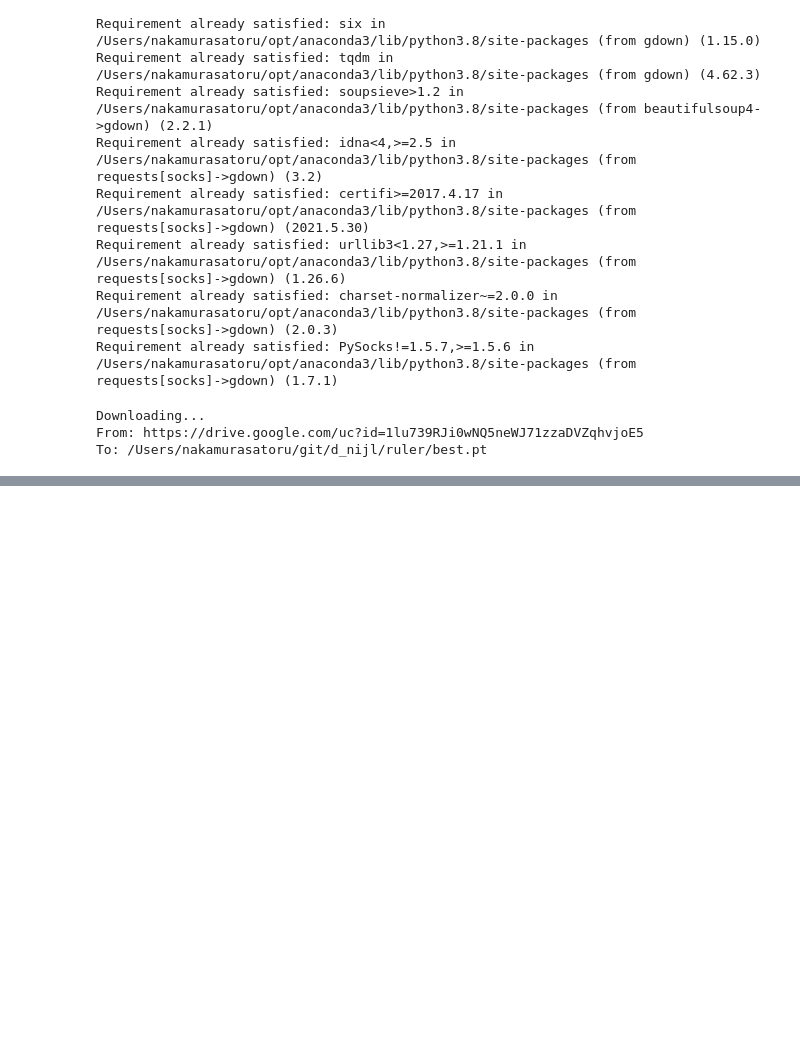
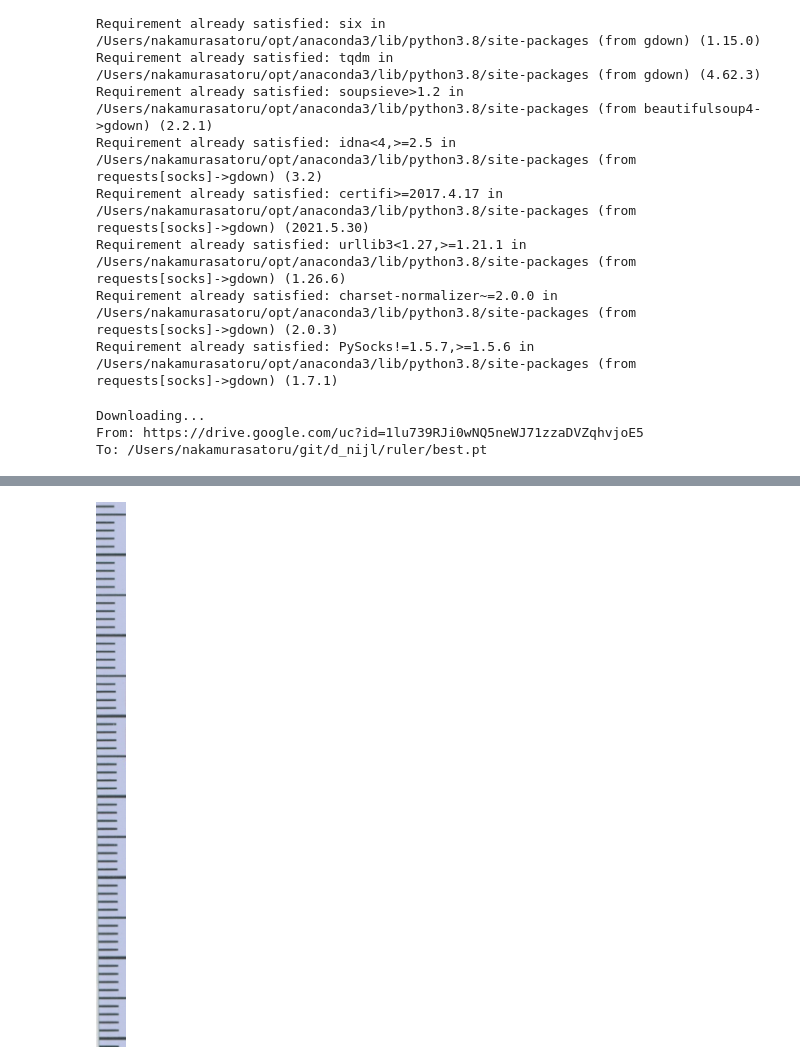
Before and after one commit to nakamura196/ruler, a Jupyter notebook: main.ipynb, the cells around one changed output, grey strips where cells are left out. Saved outputs shown, nothing was run; the diff lists cells and outputs as text; code cells hidden in the pictures; blank space fills up the shorter version.

```diff
--- a/main.ipynb
+++ b/main.ipynb
@@ -58,9 +36,3 @@ Requirement already satisfied: PySocks!=1.5.7,>=1.5.6 in /Users/nakamurasatoru/o
 Downloading...
 From: https://drive.google.com/uc?id=1lu739RJi0wNQ5neWJ71zzaDVZqhvjoE5
 To: /Users/nakamurasatoru/git/d_nijl/ruler/best.pt
-# %%
-# 物体検出モデル（best.pt）
-# !gdown "https://drive.google.com/uc?id=1lu739RJi0wNQ5neWJ71zzaDVZqhvjoE5"
-
-# ロード
-model = torch.hub.load('ultralytics/yolov5', 'custom', path='./best.pt') # .autoshape()  # force_reload = recache latest code
@@ -100,14 +67,5 @@ else:
   url = item["url"]
   type = "url"
 
-filename = "tmp.jpg"
-!wget -O $filename $url
-
-from IPython.display import Image,display_jpeg
-display_jpeg(Image(filename))
-
-img = cv2.imread(filename)
-org_w = img.shape[1]
-org_h = img.shape[0]
-print("入力画像サイズ: {} px x {} px".format(org_w, org_h))
+!python load.py $url $type
 # %% [output]
@@ -125,0 +78,69 @@ tmp.jpg                 [   <=>              ] 311.46K   669KB/s 時間 0.5s
+# %%
+def detect(show=True):
+
+  from PIL import Image
+  image_size = 1024
+  img = Image.open(filename)
+  w, h = img.size
+
+  # 長い辺
+  ll = max(w, h)
+
+  # 1024以下の場合がある
+  yolo_input_size = min(image_size, ll)
+
+  resized = img
+
+  r2 = 1
+
+  # 大きい場合には、小さくする
+  if ll > image_size:
+      r2 = image_size / ll
+      resized = resized.resize((int(w * r2), int(h * r2)))
+
+  results = model(resized, size=yolo_input_size)
+
+  data = results.pandas().xyxy[0].to_json(orient="records")
+  data = json.loads(data)
+
+  # print("検出された物体の数", len(data))
+
+  # ダウンロードした画像がmaxを超える場合がある
+  # r = max(c_width, c_height) / yolo_input_size
+  r = 1
+
+  score_max = 0
+
+  for i in range(len(data)):
+      obj = data[i]
+
+      score = obj["confidence"]
+
+      if score_max > score:
+        continue
+
+      score_max = score
+
+      index = i + 1
+
+      x = int(obj["xmin"] * r / r2)
+      y = int(obj["ymin"] * r / r2)
+      w = int(obj["xmax"] * r / r2) - x
+      h = int(obj["ymax"] * r / r2) - y
+
+      xywh = "{},{},{},{}".format(x, y, w, h)
+
+      opath = "ruler.jpg"
+
+      im_crop = img.crop((x, y, x + w, y + h))
+      im_crop.save(opath, quality=95)
+
+      if show:
+        from IPython.display import Image,display_jpeg
+        display_jpeg(Image(opath))
+
+  return len(data)
+
+size = detect(True)
+# %% [output]
+[figure, added]
```
Also changed, not shown: parts of 13 cells of this notebook, 4 other files.
